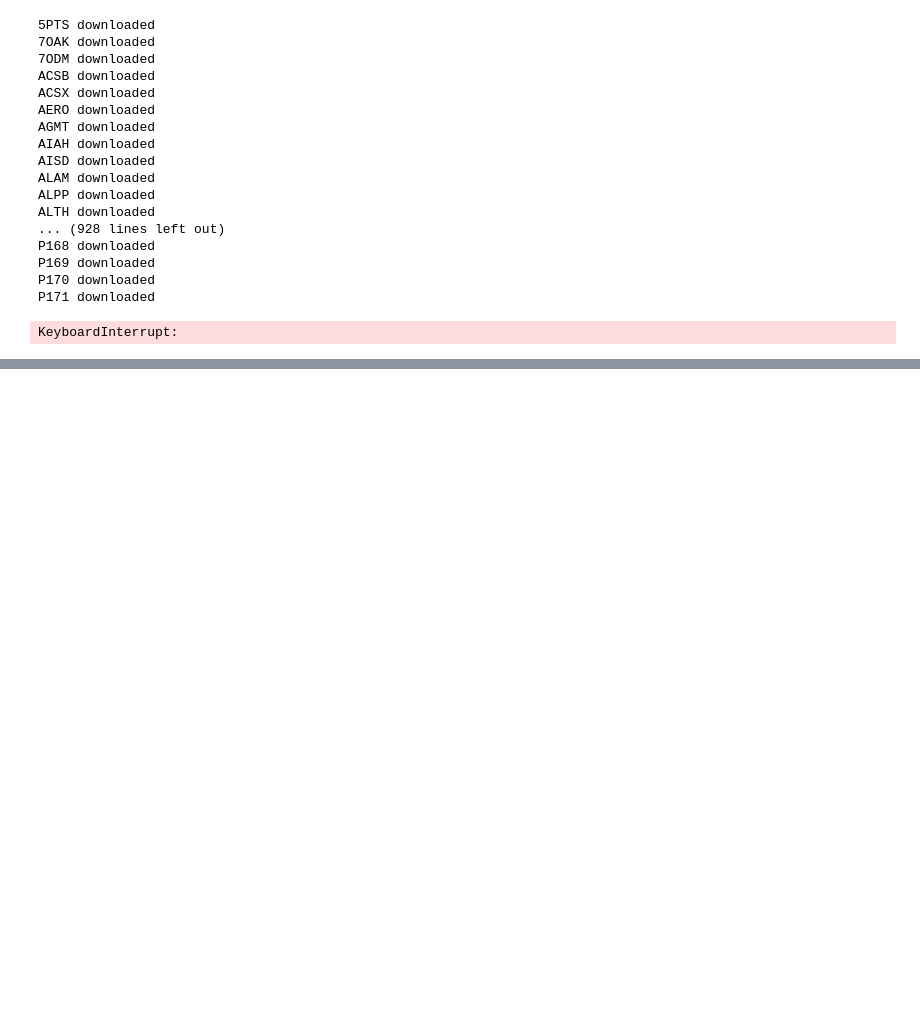
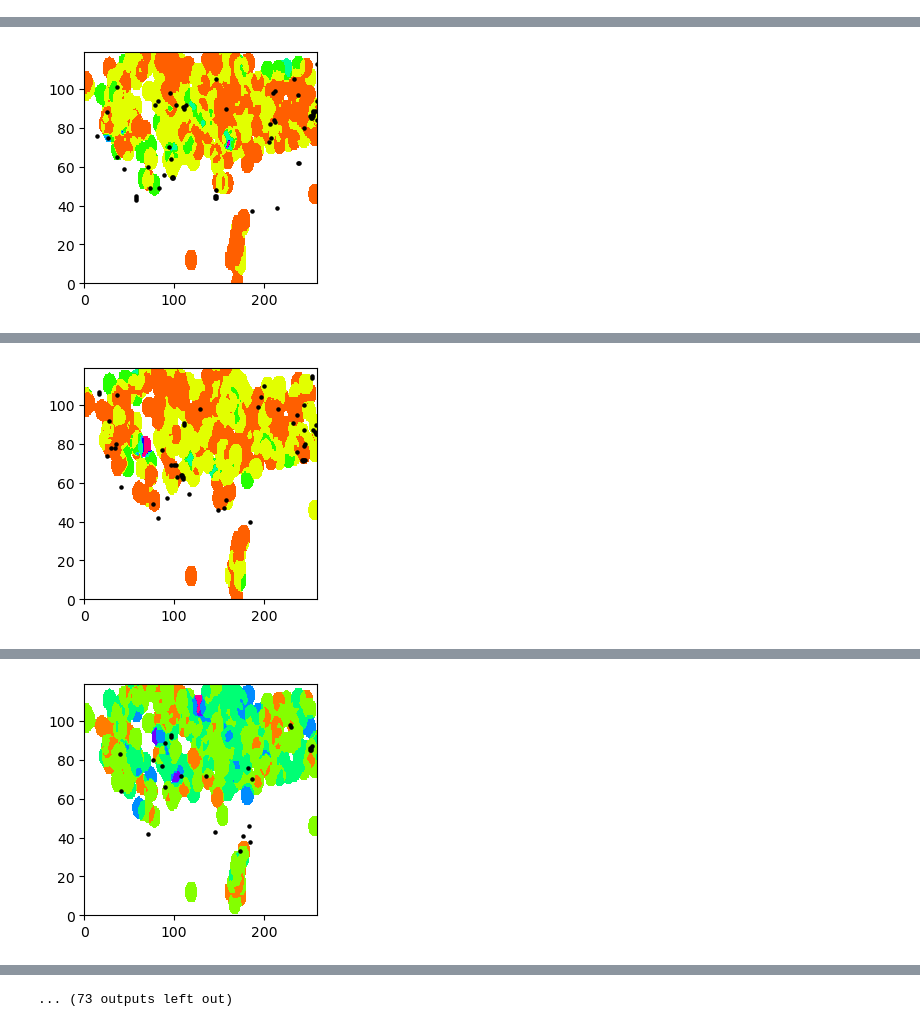
Before and after one commit to vicioms/quake_utils, a Jupyter notebook: dataset_maker.ipynb, the cells around one changed output, grey strips where cells are left out. Drawn from its saved outputs; the diff is of its cells as text; code cells hidden in the pictures; blank space fills up the shorter version.

```diff
--- a/dataset_maker.ipynb
+++ b/dataset_maker.ipynb
@@ -30,6 +30,7 @@ def construct_aftershocks_map(region, coords, dlat, dlon):
 rootpath = "csv_24/"
 # %%
 regions = {}
+regions['greece'] = (30, 42,18, 44)
 regions['california'] = (30, 41, -125, -113)
 regions['japan'] = (20, 50, 120, 150)
 regions['italy'] = (35,46,6, 19)
@@ -47,25 +48,6 @@ for name, s_info in station_info.items():
         df, status = ngl.ngl_retrieve_24h(rootpath, s_name)
         print(s_name, status)
         station_data[s_name] = df
-# %% [output]
-5PTS downloaded
-7OAK downloaded
-7ODM downloaded
-ACSB downloaded
-ACSX downloaded
-AERO downloaded
-AGMT downloaded
-AIAH downloaded
-AISD downloaded
-ALAM downloaded
-ALPP downloaded
-ALTH downloaded
-... (928 lines left out)
-P168 downloaded
-P169 downloaded
-P170 downloaded
-P171 downloaded
-KeyboardInterrupt:
 # %%
 start_time = datetime.datetime(2012, 1, 1, 0, 0, 0)
 end_time =  datetime.datetime(2024, 1, 1, 0, 0, 0)
@@ -101,9 +83,11 @@ def construct_map(u, idx, d, d_cutoff = 0.01):
 # %%
 maximal_time_shift = np.timedelta64(7, 'D')
 minimal_time_shift = np.timedelta64(1, 'D')
-dlat = 0.25
-dlon = 0.25
+dlat = 0.1
+dlon = 0.1
+datasets = {}
 for name, catalog in catalogs.items():
+    dataset = []
     print(name)
     # discretization of the region
     region = regions[name]
@@ -144,7 +128,9 @@ for name, catalog in catalogs.items():
         if(len(indices) > 0):
             data = np.array(data)
             indices = np.array(indices)
+
             u_map = construct_map(data, indices, grid_stations_dists)
+            dataset.append((day_time, coord,u_map, aftershocks_map))
             #print(data)
             fig, ax = plt.subplots(ncols=1, figsize=(3,3))
             ax.contourf(np.sqrt(u_map[:,:,0]**2+u_map[:,:,1]**2), cmap='hsv')
@@ -153,3 +139,5 @@ for name, catalog in catalogs.items():
             ax.scatter(locs[:,1], locs[:,0], color='black', s=5)
             plt.show()
             print(len(indices))
+    datasets[name] = dataset
+# %% [output]
@@ -155,0 +146 @@ for name, catalog in catalogs.items():
+[figure, added]
@@ -155,0 +149 @@ for name, catalog in catalogs.items():
+[figure, added]
@@ -155,0 +152 @@ for name, catalog in catalogs.items():
+[figure, added]
@@ -155,0 +162 @@ for name, catalog in catalogs.items():
+... (73 outputs left out)
```
Also changed, not shown: parts of 2 cells of this notebook, 1 other file.
